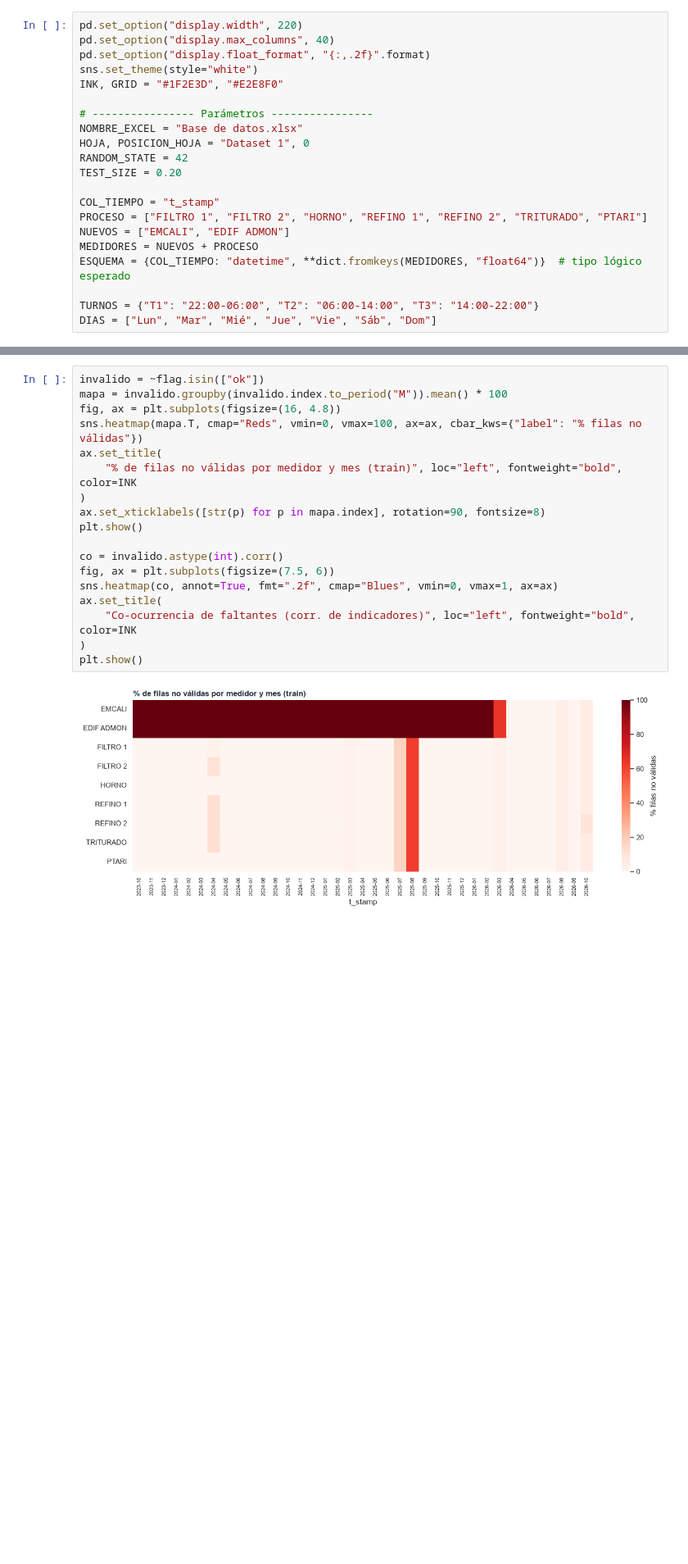
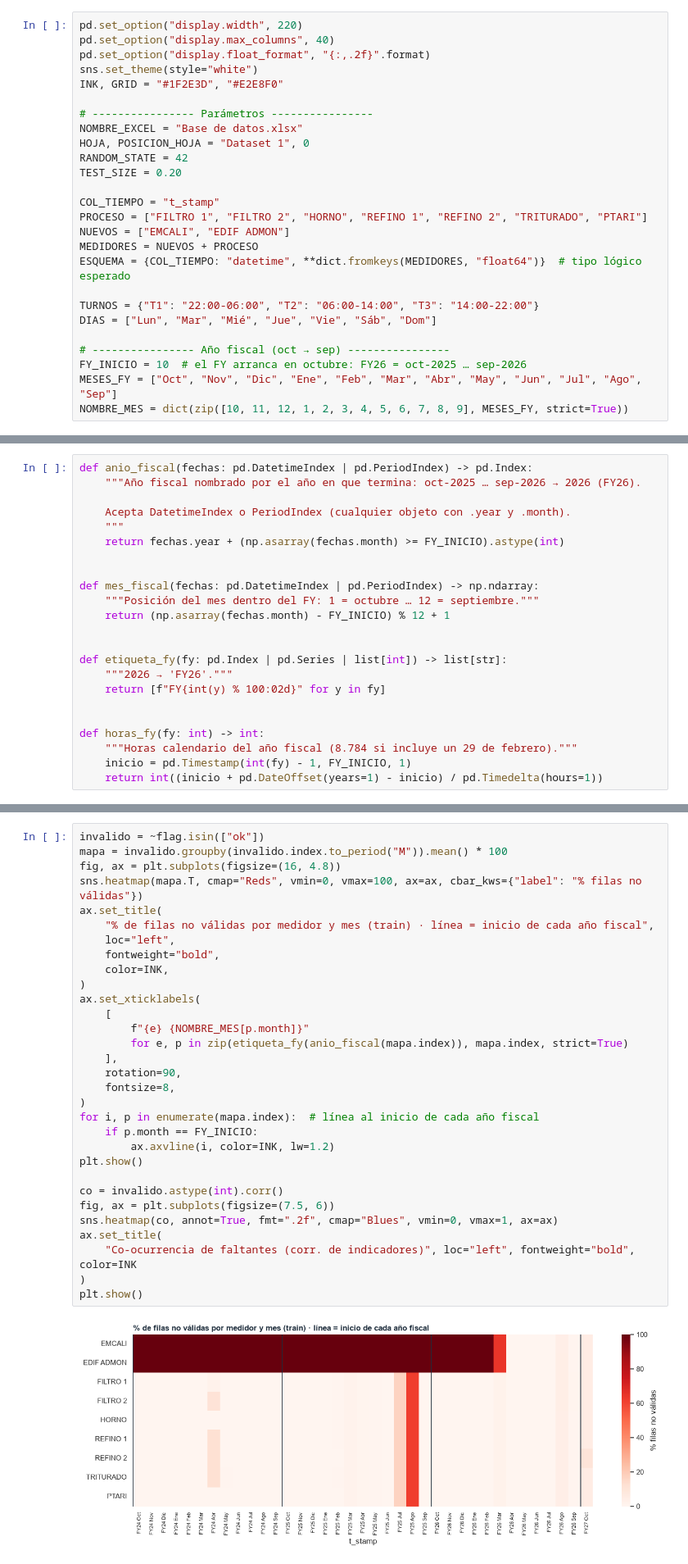
Before and after one commit to juanpablocarrillohortua/clarios_app, a Jupyter notebook: notebooks/eda_rc_energia.ipynb, the cells around one changed output, grey strips where cells are left out. Shown at 82% size. Drawn from its saved outputs; the diff is of its cells as text; blank space fills up the shorter version.

```diff
--- a/notebooks/eda_rc_energia.ipynb
+++ b/notebooks/eda_rc_energia.ipynb
@@ -43,12 +44,40 @@ ESQUEMA = {COL_TIEMPO: "datetime", **dict.fromkeys(MEDIDORES, "float64")}  # tip
 
 TURNOS = {"T1": "22:00-06:00", "T2": "06:00-14:00", "T3": "14:00-22:00"}
 DIAS = ["Lun", "Mar", "Mié", "Jue", "Vie", "Sáb", "Dom"]
+
+# ---------------- Año fiscal (oct → sep) ----------------
+FY_INICIO = 10  # el FY arranca en octubre: FY26 = oct-2025 … sep-2026
+MESES_FY = ["Oct", "Nov", "Dic", "Ene", "Feb", "Mar", "Abr", "May", "Jun", "Jul", "Ago", "Sep"]
+NOMBRE_MES = dict(zip([10, 11, 12, 1, 2, 3, 4, 5, 6, 7, 8, 9], MESES_FY, strict=True))
 # %%
 ALPHA = 0.05  # nivel de significancia
 PASO_MIN_H, PASO_MAX_H = 0.95, 1.5  # paso normal entre lecturas (h)
 Z_MAD_UMBRAL = 3.5  # umbral de outlier robusto
 MIN_HORAS_VALIDAS_DIA = 12  # horas mínimas para promediar un día
 PCT_ESTRUCTURAL, PCT_REVISAR = 50, 5  # umbrales de la tabla de salud (%)
+# %%
+def anio_fiscal(fechas: pd.DatetimeIndex | pd.PeriodIndex) -> pd.Index:
+    """Año fiscal nombrado por el año en que termina: oct-2025 … sep-2026 → 2026 (FY26).
+
+    Acepta DatetimeIndex o PeriodIndex (cualquier objeto con .year y .month).
+    """
+    return fechas.year + (np.asarray(fechas.month) >= FY_INICIO).astype(int)
+
+
+def mes_fiscal(fechas: pd.DatetimeIndex | pd.PeriodIndex) -> np.ndarray:
+    """Posición del mes dentro del FY: 1 = octubre … 12 = septiembre."""
+    return (np.asarray(fechas.month) - FY_INICIO) % 12 + 1
+
+
+def etiqueta_fy(fy: pd.Index | pd.Series | list[int]) -> list[str]:
+    """2026 → 'FY26'."""
+    return [f"FY{int(y) % 100:02d}" for y in fy]
+
+
+def horas_fy(fy: int) -> int:
+    """Horas calendario del año fiscal (8.784 si incluye un 29 de febrero)."""
+    inicio = pd.Timestamp(int(fy) - 1, FY_INICIO, 1)
+    return int((inicio + pd.DateOffset(years=1) - inicio) / pd.Timedelta(hours=1))
 # %% [markdown]
 ## 1. Carga de la hoja RC ENERGIA
 # %%
@@ -497,23 +526,36 @@ Un mapa por mes muestra si el faltante es estructural (por ejemplo, medidores no
 # %%
 invalido = ~flag.isin(["ok"])
 mapa = invalido.groupby(invalido.index.to_period("M")).mean() * 100
 fig, ax = plt.subplots(figsize=(16, 4.8))
 sns.heatmap(mapa.T, cmap="Reds", vmin=0, vmax=100, ax=ax, cbar_kws={"label": "% filas no válidas"})
 ax.set_title(
-    "% de filas no válidas por medidor y mes (train)", loc="left", fontweight="bold", color=INK
+    "% de filas no válidas por medidor y mes (train) · línea = inicio de cada año fiscal",
+    loc="left",
+    fontweight="bold",
+    color=INK,
 )
-ax.set_xticklabels([str(p) for p in mapa.index], rotation=90, fontsize=8)
+ax.set_xticklabels(
+    [
+        f"{e} {NOMBRE_MES[p.month]}"
+        for e, p in zip(etiqueta_fy(anio_fiscal(mapa.index)), mapa.index, strict=True)
+    ],
+    rotation=90,
+    fontsize=8,
+)
+for i, p in enumerate(mapa.index):  # línea al inicio de cada año fiscal
+    if p.month == FY_INICIO:
+        ax.axvline(i, color=INK, lw=1.2)
 plt.show()
 
 co = invalido.astype(int).corr()
 fig, ax = plt.subplots(figsize=(7.5, 6))
 sns.heatmap(co, annot=True, fmt=".2f", cmap="Blues", vmin=0, vmax=1, ax=ax)
 ax.set_title(
     "Co-ocurrencia de faltantes (corr. de indicadores)", loc="left", fontweight="bold", color=INK
 )
 plt.show()
 # %% [output]
-[figure, old version]
+[figure, new version]
 [figure]
 # %% [markdown]
 - EMCALI y EDIF ADMON fallan al mismo tiempo, mientras que las otras máquinas del proceso (filtros, hornos, refinos) fallan juntas.
```
Also changed, not shown: parts of 23 cells of this notebook.
